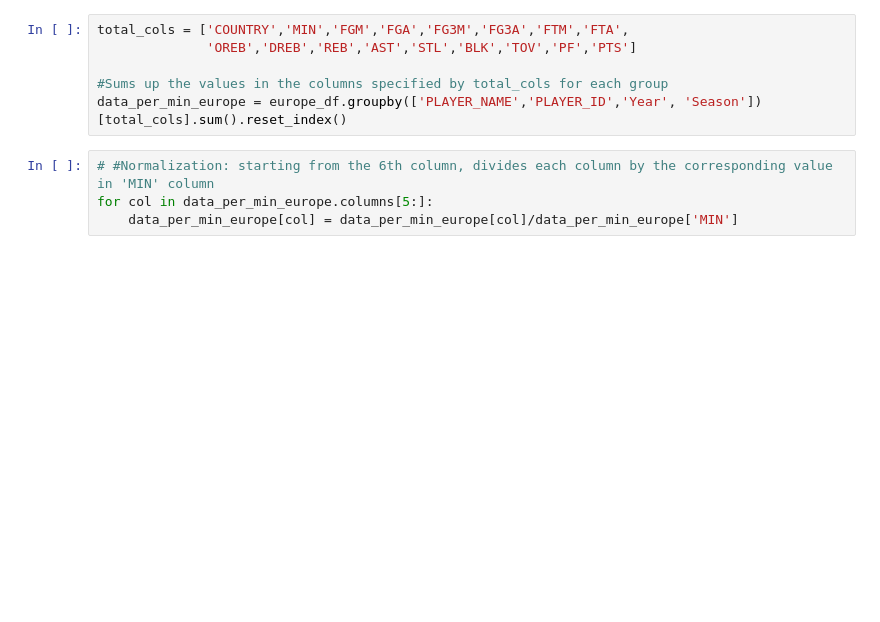
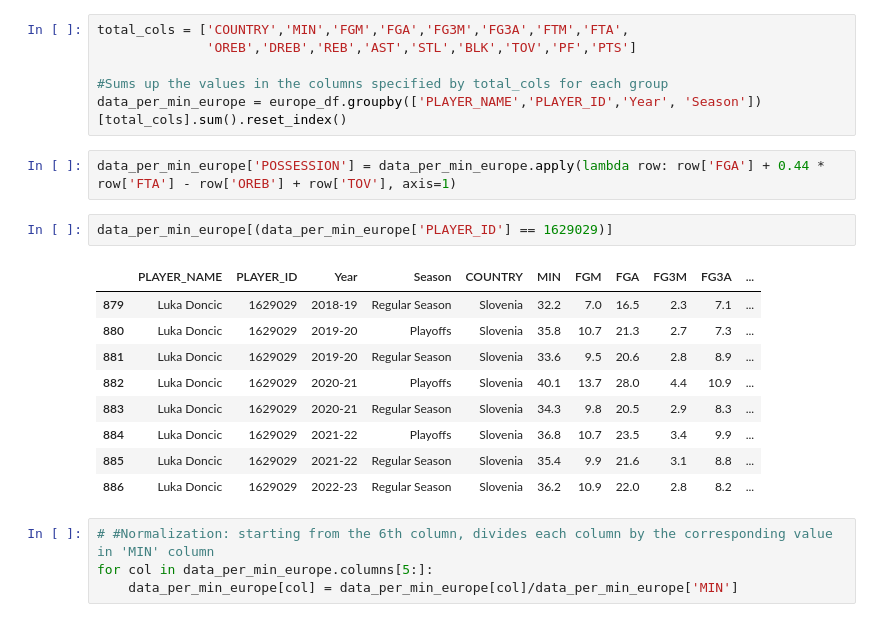
Before and after one commit to NEAT-Scouting-Data-Analytics/NEAT-Scouting-Data-Analytics, a Jupyter notebook: Merged_nbaStats_table_PerGame_edgars.ipynb, the cells around one changed output. Cells and saved outputs as stored; diff of their text form; blank space fills up the shorter version.

Commit message:
Modification to streamline EDA_100pos_F_regular workbook

```diff
--- a/Merged_nbaStats_table_PerGame_edgars.ipynb
+++ b/Merged_nbaStats_table_PerGame_edgars.ipynb
@@ -126,6 +126,20 @@ total_cols = ['COUNTRY','MIN','FGM','FGA','FG3M','FG3A','FTM','FTA',
 
 #Sums up the values in the columns specified by total_cols for each group
 data_per_min_europe = europe_df.groupby(['PLAYER_NAME','PLAYER_ID','Year', 'Season'])[total_cols].sum().reset_index()
+# %%
+data_per_min_europe['POSSESSION'] = data_per_min_europe.apply(lambda row: row['FGA'] + 0.44 * row['FTA'] - row['OREB'] + row['TOV'], axis=1)
+# %%
+data_per_min_europe[(data_per_min_europe['PLAYER_ID'] == 1629029)]
+# %% [output]
+|  | PLAYER_NAME | PLAYER_ID | Year | Season | COUNTRY | MIN | FGM | FGA | FG3M | FG3A | ... |
+| 879 | Luka Doncic | 1629029 | 2018-19 | Regular Season | Slovenia | 32.2 | 7.0 | 16.5 | 2.3 | 7.1 | ... |
+| 880 | Luka Doncic | 1629029 | 2019-20 | Playoffs | Slovenia | 35.8 | 10.7 | 21.3 | 2.7 | 7.3 | ... |
+| 881 | Luka Doncic | 1629029 | 2019-20 | Regular Season | Slovenia | 33.6 | 9.5 | 20.6 | 2.8 | 8.9 | ... |
+| 882 | Luka Doncic | 1629029 | 2020-21 | Playoffs | Slovenia | 40.1 | 13.7 | 28.0 | 4.4 | 10.9 | ... |
+| 883 | Luka Doncic | 1629029 | 2020-21 | Regular Season | Slovenia | 34.3 | 9.8 | 20.5 | 2.9 | 8.3 | ... |
+| 884 | Luka Doncic | 1629029 | 2021-22 | Playoffs | Slovenia | 36.8 | 10.7 | 23.5 | 3.4 | 9.9 | ... |
+| 885 | Luka Doncic | 1629029 | 2021-22 | Regular Season | Slovenia | 35.4 | 9.9 | 21.6 | 3.1 | 8.8 | ... |
+| 886 | Luka Doncic | 1629029 | 2022-23 | Regular Season | Slovenia | 36.2 | 10.9 | 22.0 | 2.8 | 8.2 | ... |
 # %%
 # #Normalization: starting from the 6th column, divides each column by the corresponding value in 'MIN' column
 for col in data_per_min_europe.columns[5:]:
```
Also changed, not shown: 4 other files.
